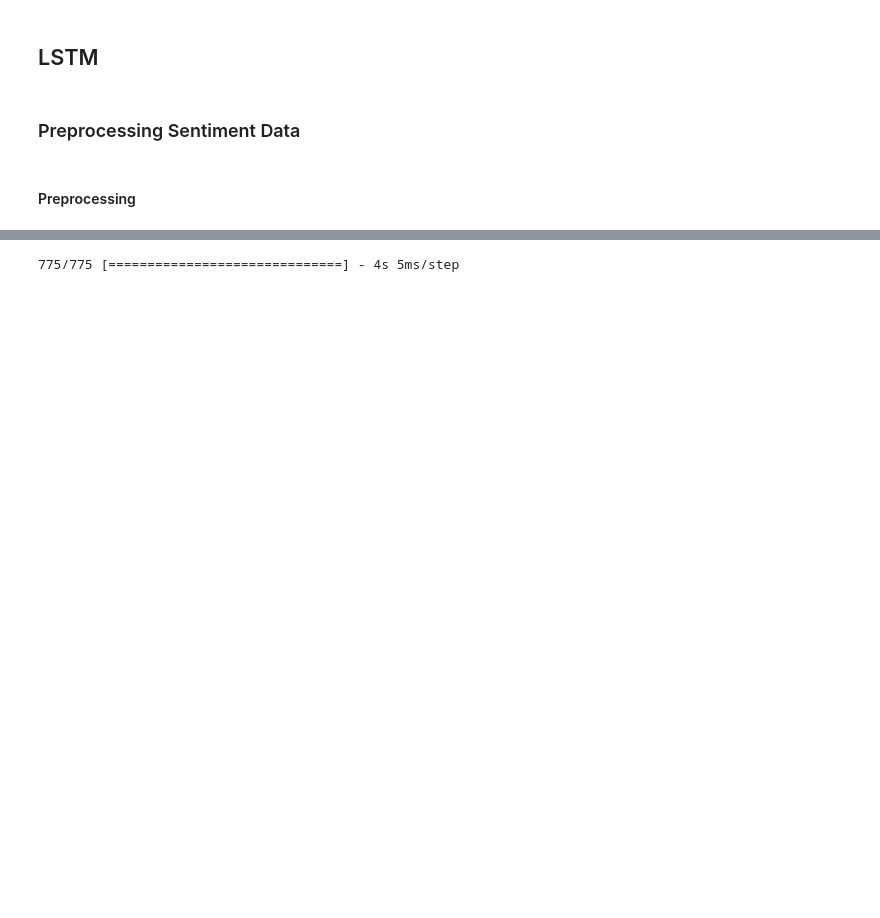
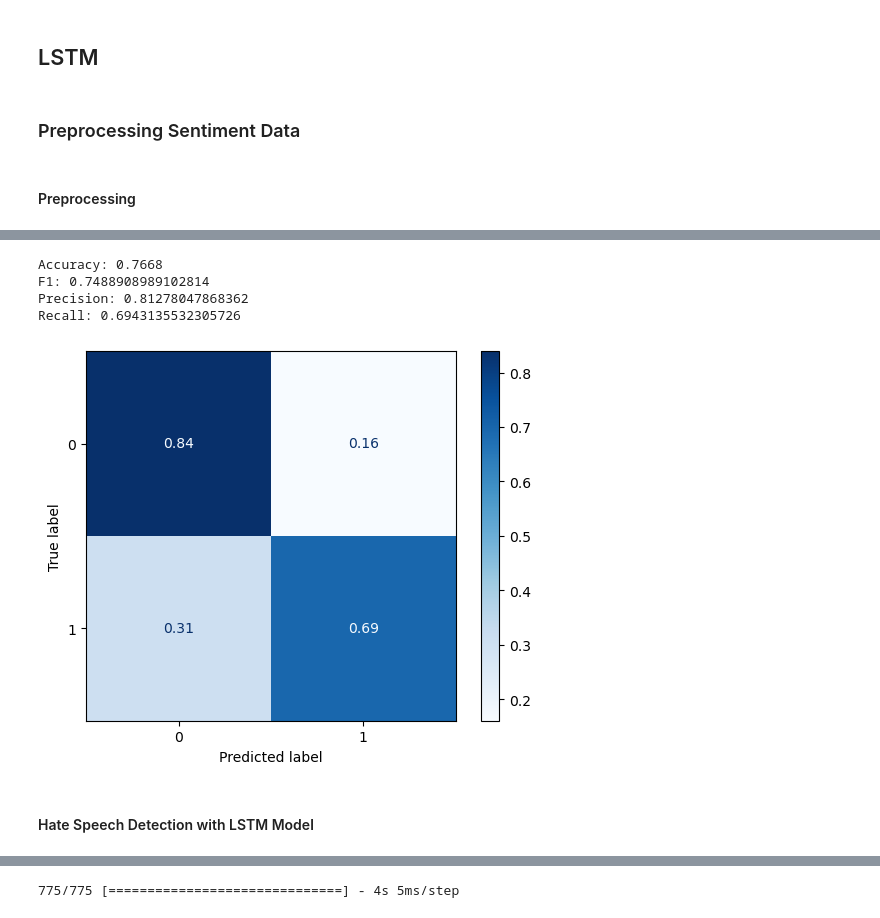
Before and after one commit to milevavantuyl/twitter_sentiment_analysis, a Jupyter notebook: Preprocessing.ipynb, the cells around one changed output, grey strips where cells are left out. Cells and saved outputs as stored; diff of their text form; code cells hidden in the pictures; blank space fills up the shorter version.

```diff
--- a/Preprocessing.ipynb
+++ b/Preprocessing.ipynb
@@ -334,0 +351,17 @@ X_val_processed, y_val_processed = lstm_preprocessing(X_val_clean, y_val, tokeni
+# %%
+# Create embedding matrix
+num_tokens = vocab_size
+embedding_dim = 50
+hits = 0
+misses = 0
+
+embedding_matrix = np.zeros((num_tokens, embedding_dim))
+for word, i in tokenizer.word_index.items():
+    embedding_vector = embeddings_dict.get(word)
+    if embedding_vector is not None:
+        embedding_matrix[i] = embedding_vector
+        hits += 1
+    else:
+        misses += 1
+
+print("Converted %d words (%d misses)" % (hits, misses))
@@ -334,0 +374,17 @@ X_val_processed, y_val_processed = lstm_preprocessing(X_val_clean, y_val, tokeni
+# %%
+model_GLoVE=Sequential()
+model_GLoVE.add(layers.Embedding(vocab_size, 50, weights=[embedding_matrix], input_length = 40, trainable=False))
+model_GLoVE.add(layers.Dropout(0.5)) #added dropout layer to address overfitting
+model_GLoVE.add(layers.LSTM(100, dropout=0.2, recurrent_dropout=0.2))
+model_GLoVE.add(layers.Dense(2,activation='sigmoid'))
+model_GLoVE.compile(optimizer='adam',\
+              loss='categorical_crossentropy',\
+              metrics=['accuracy'])
+
+model_GLoVE.summary()
+
+history = model_GLoVE.fit(X_train_processed,\
+              y_train_processed,\
+              batch_size=256,\
+              epochs=5,\
+              validation_data=(X_val_processed,y_val_processed))
@@ -336,0 +411,7 @@ X_val_processed, y_val_processed = lstm_preprocessing(X_val_clean, y_val, tokeni
+# %%
+# Preprocess test data
+X_test_processed, y_test_processed = lstm_preprocessing(X_test_clean, y_test, tokenizer)
+# %%
+# Generate predictions for sentiment data
+predictions_sentiment = model_GLoVE.predict(X_test_processed)
+predictions_sentiment = prediction_probs_to_target(predictions_sentiment)
@@ -336,0 +420,11 @@ X_val_processed, y_val_processed = lstm_preprocessing(X_val_clean, y_val, tokeni
+# %%
+# Evaluate model on test data
+evaluate(y_test, predictions_sentiment)
+# %% [output]
+Accuracy: 0.7668
+F1: 0.7488908989102814
+Precision: 0.81278047868362
+Recall: 0.6943135532305726
+[figure, added]
+# %% [markdown]
+#### Hate Speech Detection with LSTM Model
```
Also changed, not shown: parts of 37 cells of this notebook.
